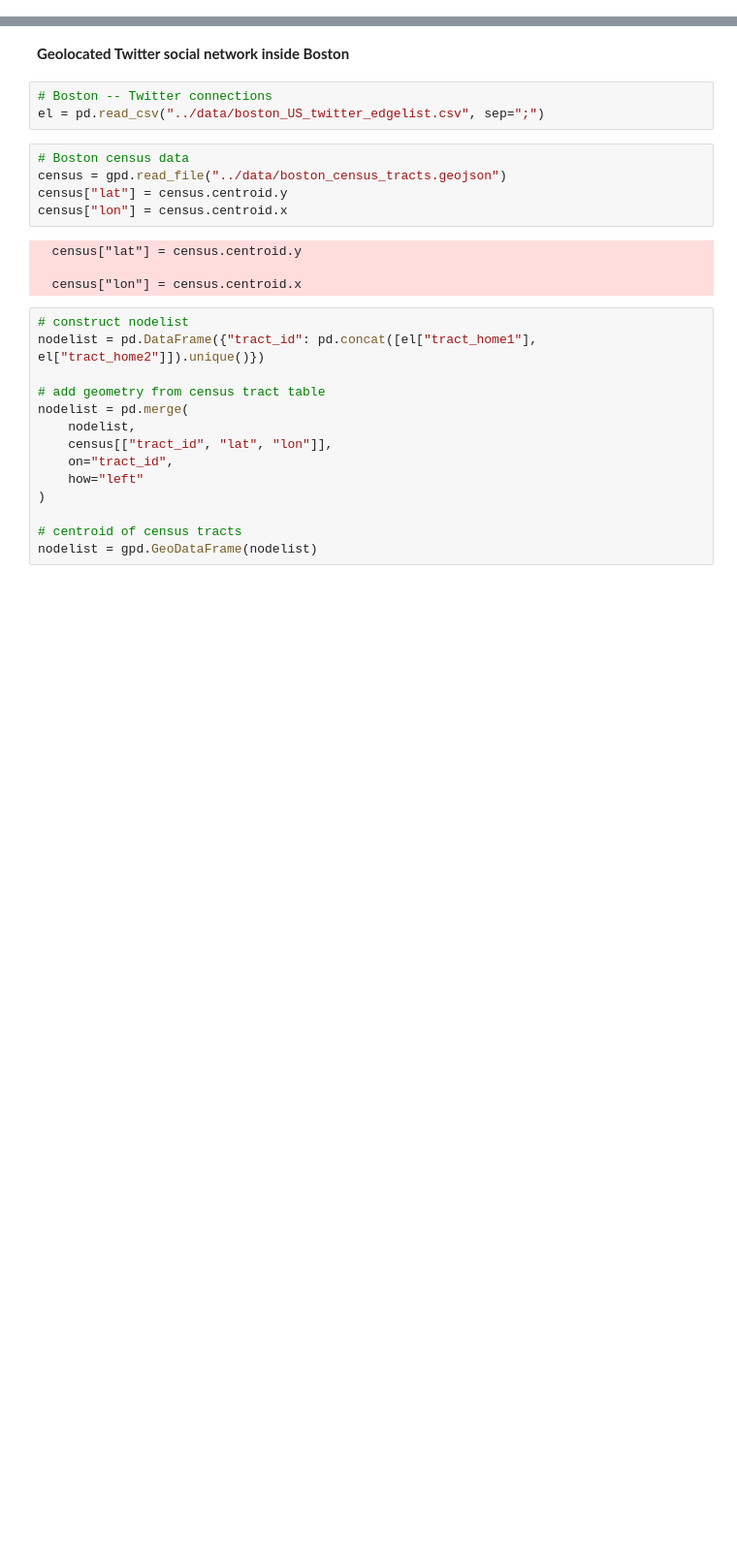
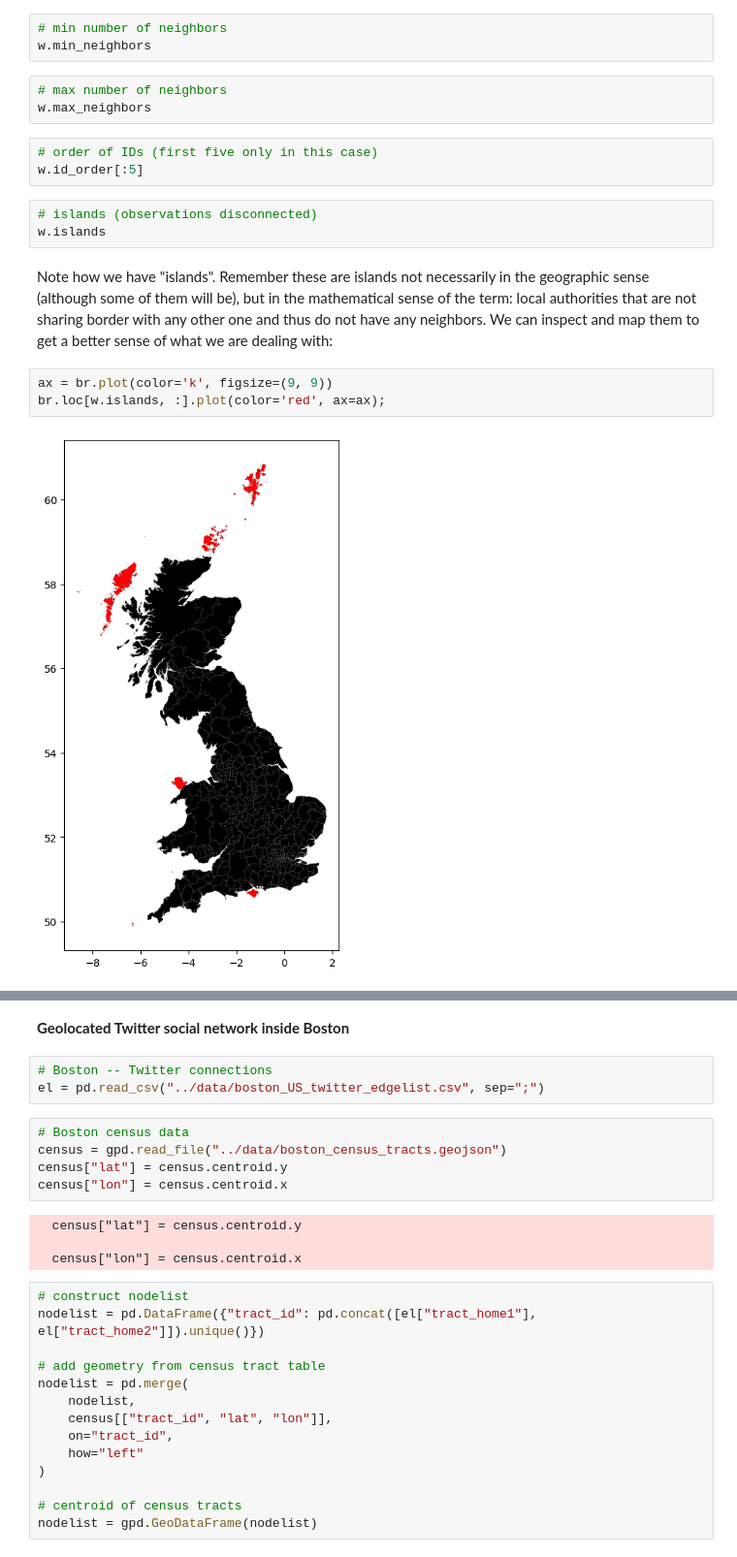
Before and after one commit to sandorjuhasz/geoDS_guest_lectures, a Jupyter notebook: code/part3_geoDS_spatial_autocorrelation_and_clustering.ipynb, the cells around one changed output, grey strips where cells are left out. Shown at 97% size. Cells and saved outputs as stored; diff of their text form; blank space fills up the shorter version.

```diff
--- a/code/part3_geoDS_spatial_autocorrelation_and_clustering.ipynb
+++ b/code/part3_geoDS_spatial_autocorrelation_and_clustering.ipynb
@@ -17,0 +162,19 @@ import pyfixest as pf
+# %%
+# min number of neighbors
+w.min_neighbors
+# %%
+# max number of neighbors
+w.max_neighbors
+# %%
+# order of IDs (first five only in this case)
+w.id_order[:5]
+# %%
+# islands (observations disconnected)
+w.islands
+# %% [markdown]
+Note how we have "islands". Remember these are islands not necessarily in the geographic sense (although some of them will be), but in the mathematical sense of the term: local authorities that are not sharing border with any other one and thus do not have any neighbors. We can inspect and map them to get a better sense of what we are dealing with:
+# %%
+ax = br.plot(color='k', figsize=(9, 9))
+br.loc[w.islands, :].plot(color='red', ax=ax);
+# %% [output]
+[figure, added]
```
Also changed, not shown: parts of 85 cells of this notebook.
